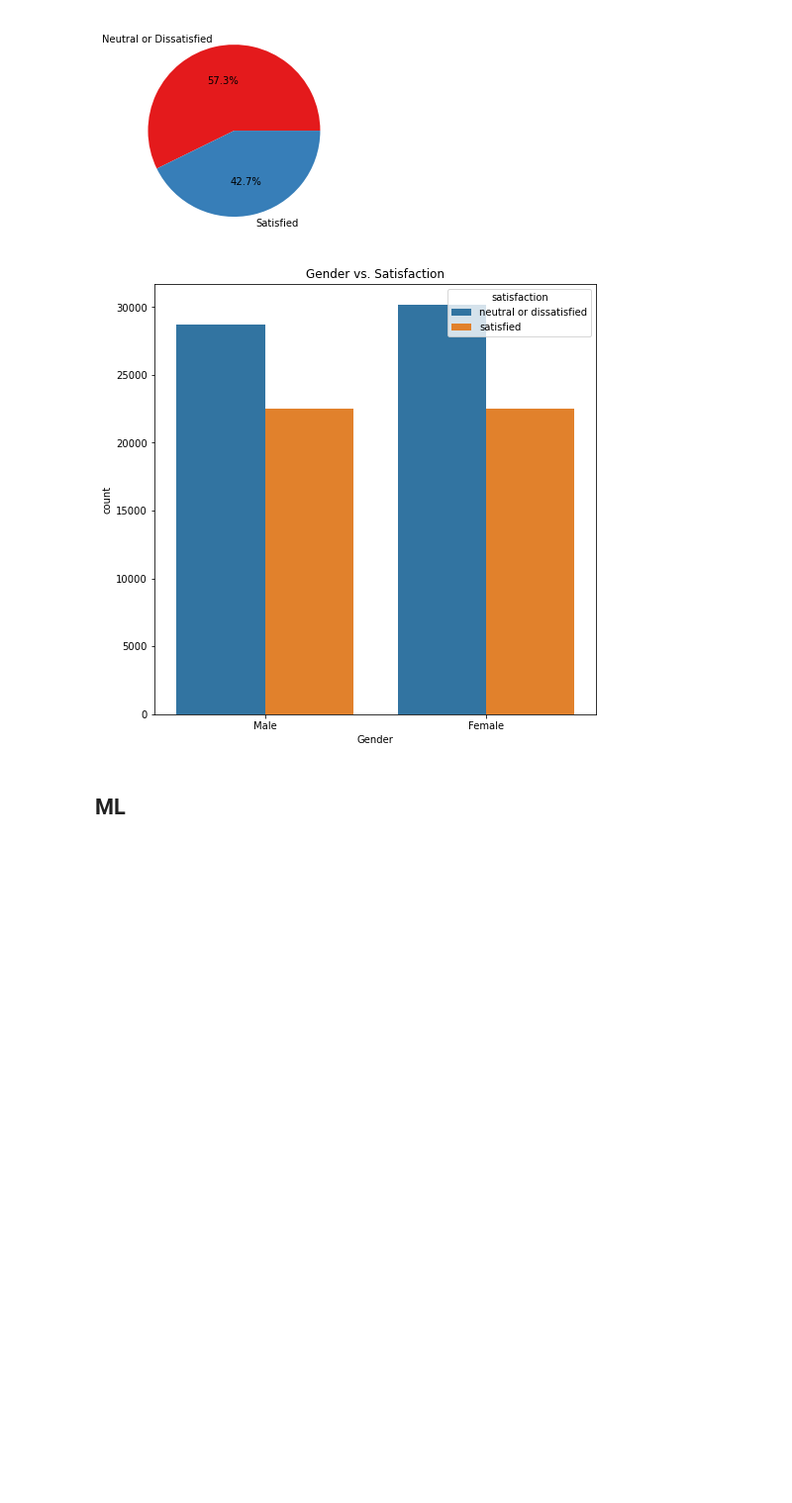
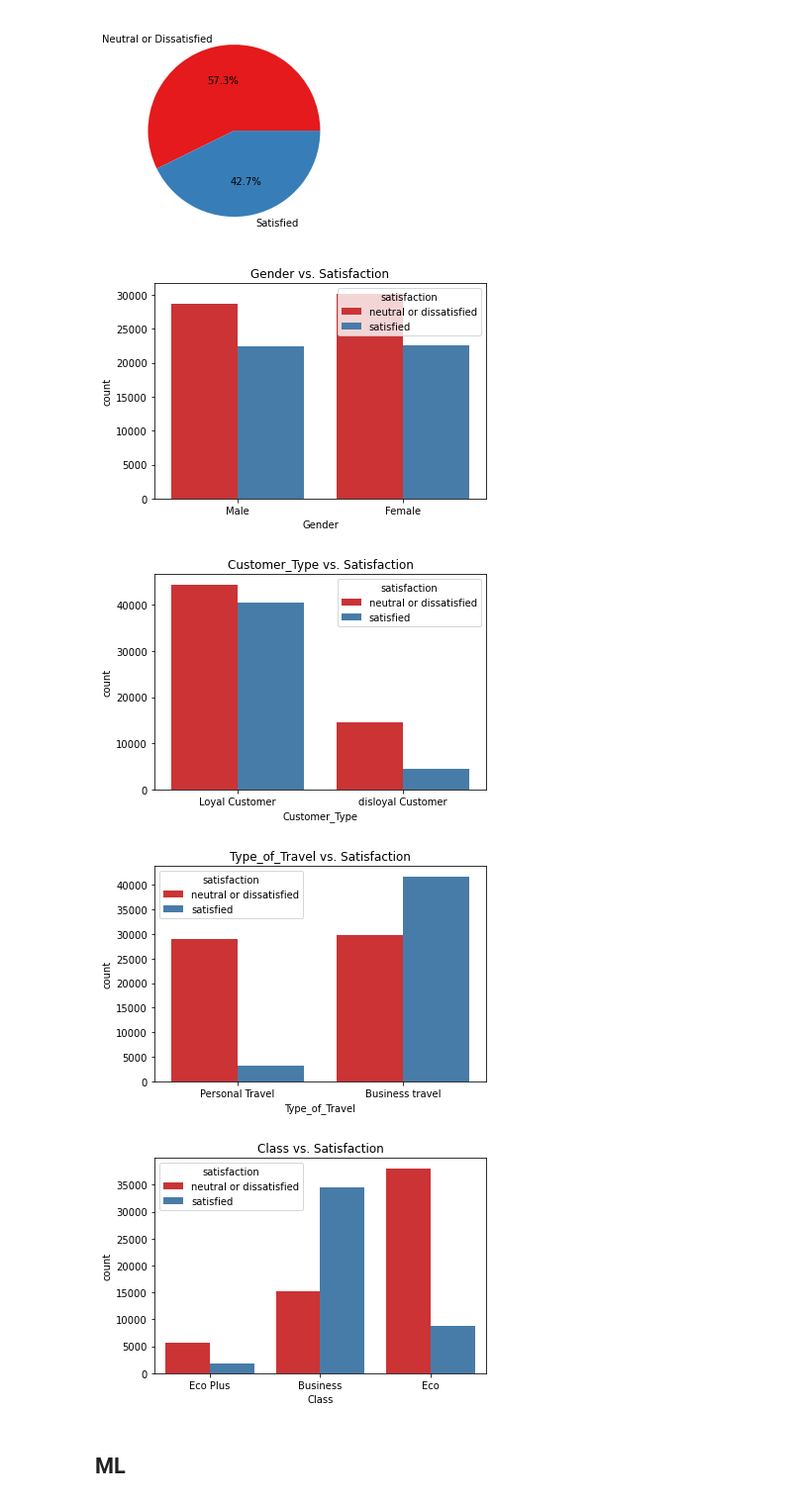
Before and after one commit to speplinski3/G3_Santander_Customer_Satisfaction, a Jupyter notebook: Airline_Customer_Satisfaction_ML_Wuyang.ipynb, the cells around one changed output. Shown at 99% size. Drawn from its saved outputs; the diff is of its cells as text; code cells hidden in the pictures; blank space fills up the shorter version.

```diff
--- a/Airline_Customer_Satisfaction_ML_Wuyang.ipynb
+++ b/Airline_Customer_Satisfaction_ML_Wuyang.ipynb
@@ -352,12 +339,18 @@ plt.pie(Female_customers_satisfaction.value_counts(), labels=['Neutral or Dissat
 plt.show()
 # %% [output]
 [figure]
+# %%
+categorical_variables=['Gender', 'Customer_Type', 'Type_of_Travel', 'Class']
 # %%
-plt.figure(figsize=(8,8))
-plt.title("Gender vs. Satisfaction")
-sns.countplot(data = Airline_df, x='Gender', hue='satisfaction')
-plt.show()
+for variable in categorical_variables:
+    # plt.figure(figsize=(8,8))
+    plt.title(f"{variable} vs. Satisfaction")
+    sns.countplot(data = Airline_df, x=variable, hue='satisfaction', palette=sns.color_palette('Set1'))
+    plt.show()
 # %% [output]
-[figure, old version]
+[figure, new version]
+[figure, added]
+[figure, added]
+[figure, added]
 # %% [markdown]
 ## ML
```
Also changed, not shown: parts of 11 cells of this notebook.
